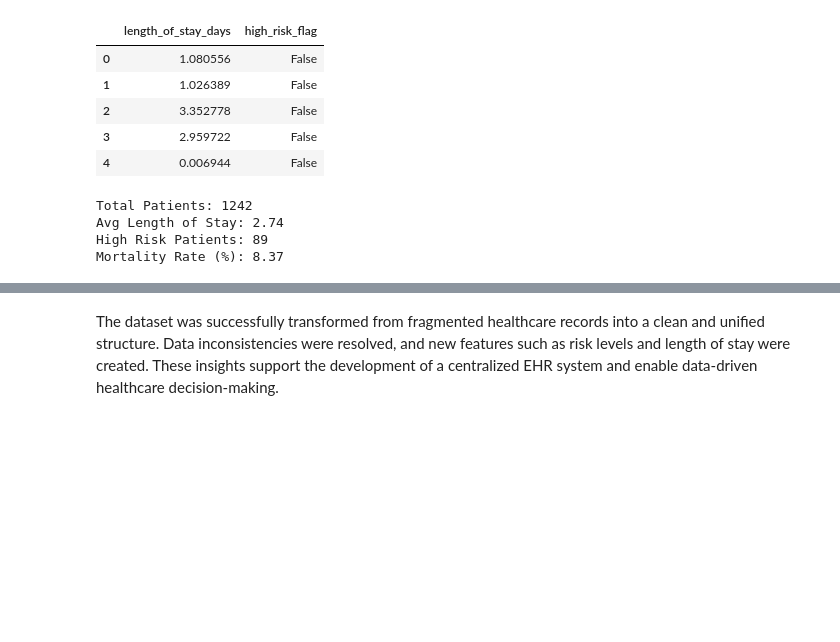
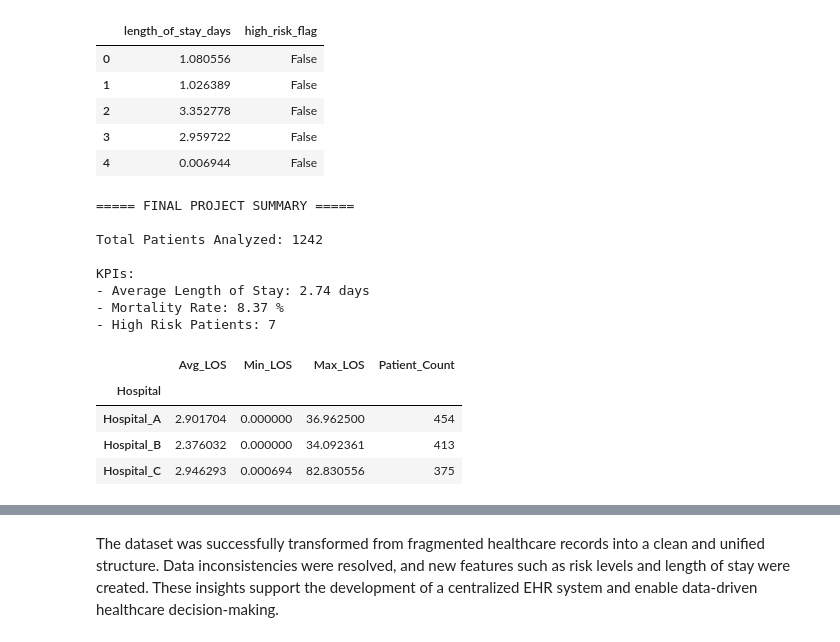
Before and after one commit to RanaAAAli/EHR-Data-Analysis-Project, a Jupyter notebook: Healthcare_EHR_Data_Analysis.ipynb, the cells around one changed output, grey strips where cells are left out. Saved outputs shown, nothing was run; the diff lists cells and outputs as text; code cells hidden in the pictures; blank space fills up the shorter version.

```diff
--- a/Healthcare_EHR_Data_Analysis.ipynb
+++ b/Healthcare_EHR_Data_Analysis.ipynb
@@ -203,17 +199,38 @@ df_cleaned[['length_of_stay_days', 'high_risk_flag']].head()
 | 3 | 2.959722 | False |
 | 4 | 0.006944 | False |
 # %%
-total_patients = df_cleaned['patienthealthsystemstayid'].nunique()
-avg_los = df_cleaned['length_of_stay_days'].mean()
-high_risk = df_cleaned['high_risk_flag'].sum()
-mortality = (df_cleaned['hospitaldischargestatus'] == 'Expired').mean() * 100
+print("===== FINAL PROJECT SUMMARY =====")
 
-print("Total Patients:", total_patients)
-print("Avg Length of Stay:", round(avg_los, 2))
-print("High Risk Patients:", high_risk)
-print("Mortality Rate (%):", round(mortality, 2))
+print("\nTotal Patients Analyzed:", df_final['patienthealthsystemstayid'].nunique())
+
+avg_los = df_final['length_of_stay_days'].mean()
+mortality = (df_final['hospitaldischargestatus'] == 'Expired').mean() * 100
+high_risk = df_final[df_final['risk_level'] == 'High'].shape[0]
+
+print("\nKPIs:")
+print("- Average Length of Stay:", round(avg_los, 2), "days")
+print("- Mortality Rate:", round(mortality, 2), "%")
+print("- High Risk Patients:", high_risk)
 # %% [output]
-Total Patients: 1242
-Avg Length of Stay: 2.74
-High Risk Patients: 89
-Mortality Rate (%): 8.37
+===== FINAL PROJECT SUMMARY =====
+
+Total Patients Analyzed: 1242
+
+KPIs:
+- Average Length of Stay: 2.74 days
+- Mortality Rate: 8.37 %
+- High Risk Patients: 7
+# %%
+hospital_summary = df_final.groupby("Hospital").agg({
+    "length_of_stay_days": ["mean", "min", "max"],
+    "patienthealthsystemstayid": "count"
+})
+
+hospital_summary.columns = ["Avg_LOS", "Min_LOS", "Max_LOS", "Patient_Count"]
+hospital_summary
+# %% [output]
+|  | Avg_LOS | Min_LOS | Max_LOS | Patient_Count |
+| Hospital |  |  |  |  |
+| Hospital_A | 2.901704 | 0.000000 | 36.962500 | 454 |
+| Hospital_B | 2.376032 | 0.000000 | 34.092361 | 413 |
+| Hospital_C | 2.946293 | 0.000694 | 82.830556 | 375 |
```
Also changed, not shown: parts of 6 cells of this notebook.
